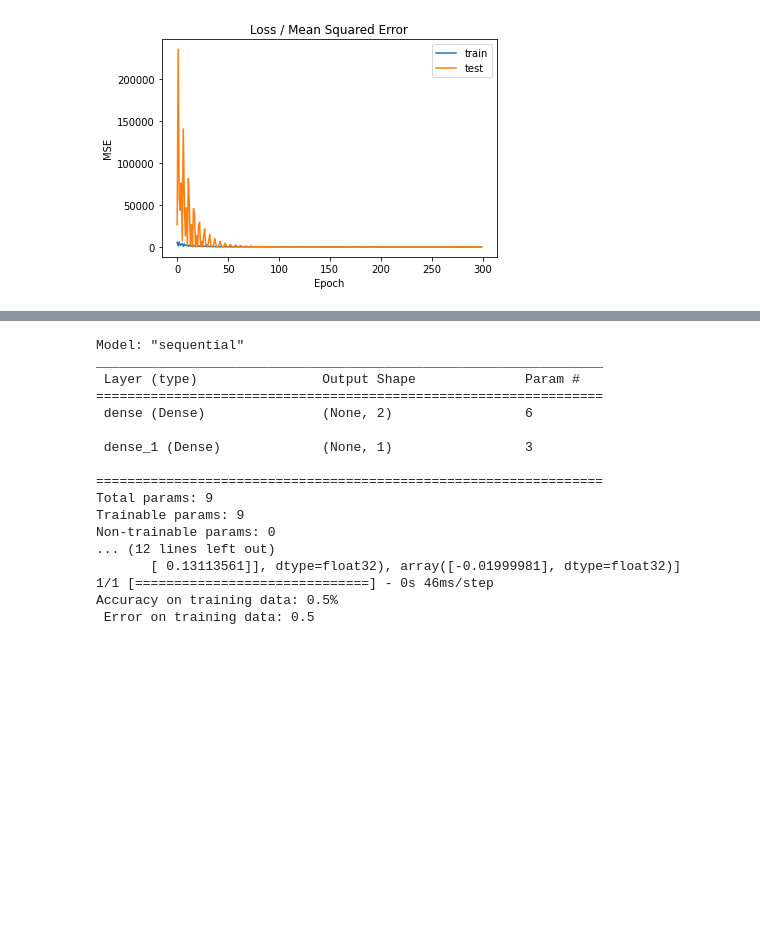
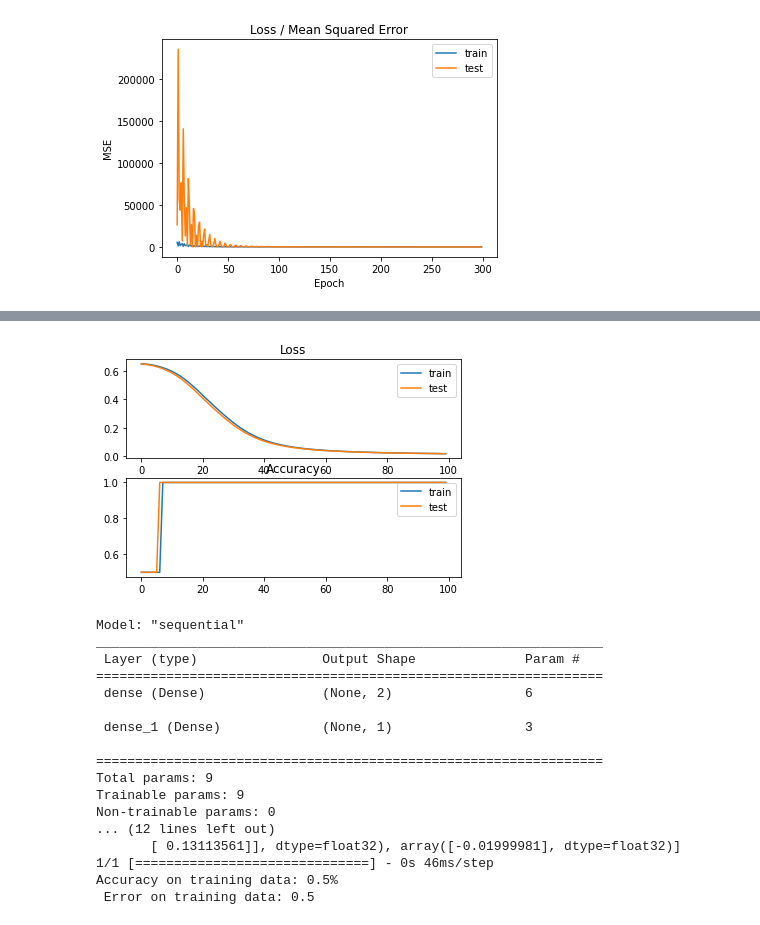
Before and after one commit to jcjimenezb123/PFM_PronosticoDemanda, a Jupyter notebook: redesneuronalesIntro1.ipynb, the cells around one changed output, grey strips where cells are left out. Cells and saved outputs as stored; diff of their text form; code cells hidden in the pictures; blank space fills up the shorter version.

```diff
--- a/redesneuronalesIntro1.ipynb
+++ b/redesneuronalesIntro1.ipynb
@@ -212,0 +185,65 @@ print(linear_regressor.intercept_)
+# %%
+# mlp for the circles problem with cross entropy loss
+from sklearn.datasets import make_circles
+from keras.models import Sequential
+from keras.layers import Dense
+from keras.optimizers import SGD
+from matplotlib import pyplot
+import pandas as pd
+# generate 2d classification dataset
+#X, y = make_circles(n_samples=1000, noise=0.1, random_state=1)
+df = pd.DataFrame({
+    "x0": [0.3, 0.1, 0.4, 0.5],
+    "x1": [0.7, 0.2, 0.3, 0.8],
+    "y": [1, 0, 0, 1]
+})
+
+y = df.pop("y")
+X = df
+
+# split into train and test
+n_train = 4
+trainX, testX = X, X
+trainy, testy = y,y
+# define model
+model = Sequential()
+model.add(Dense(2, input_dim=2, activation='relu', kernel_initializer='he_uniform'))
+model.add(Dense(1, activation='sigmoid'))
+opt = SGD(learning_rate=0.1, momentum=0.9)
+model.compile(loss='binary_crossentropy', optimizer=opt, metrics=['accuracy'])
+# fit model
+history = model.fit(trainX, trainy,
+                    validation_data=(testX, testy),
+                    epochs=100, verbose=0)
+# evaluate the model
+_, train_acc = model.evaluate(trainX, trainy, verbose=0)
+_, test_acc = model.evaluate(testX, testy, verbose=0)
+print('Train: %.3f, Test: %.3f' % (train_acc, test_acc))
+
+print('Model structure\n')
+print(model.summary())
+
+print('\nfited parameters')
+#print(model.get_weights()) #weights and bias
+for lay in model.layers:
+    print(lay.name)
+    print(lay.get_weights())
+
+pred = model.predict(testX, verbose=0)
+print('\nPredicted vs Real values')
+print(pred,testy)
+
+# plot loss during training
+pyplot.subplot(211)
+pyplot.title('Loss')
+pyplot.plot(history.history['loss'], label='train')
+pyplot.plot(history.history['val_loss'], label='test')
+pyplot.legend()
+# plot accuracy during training
+pyplot.subplot(212)
+pyplot.title('Accuracy')
+pyplot.plot(history.history['accuracy'], label='train')
+pyplot.plot(history.history['val_accuracy'], label='test')
+pyplot.legend()
+pyplot.show()
+# %% [output]
@@ -213,3 +267,4 @@ print(linear_regressor.intercept_)
+[figure, added]
 # %%
 from keras.models import Sequential
 from keras.layers import Dense
```
Also changed, not shown: parts of 2 cells of this notebook.
